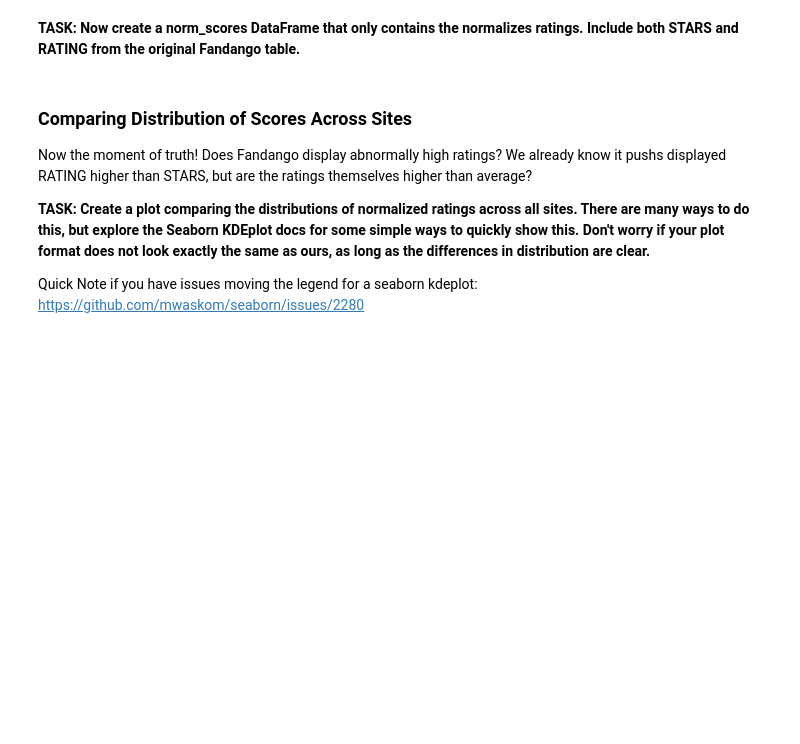
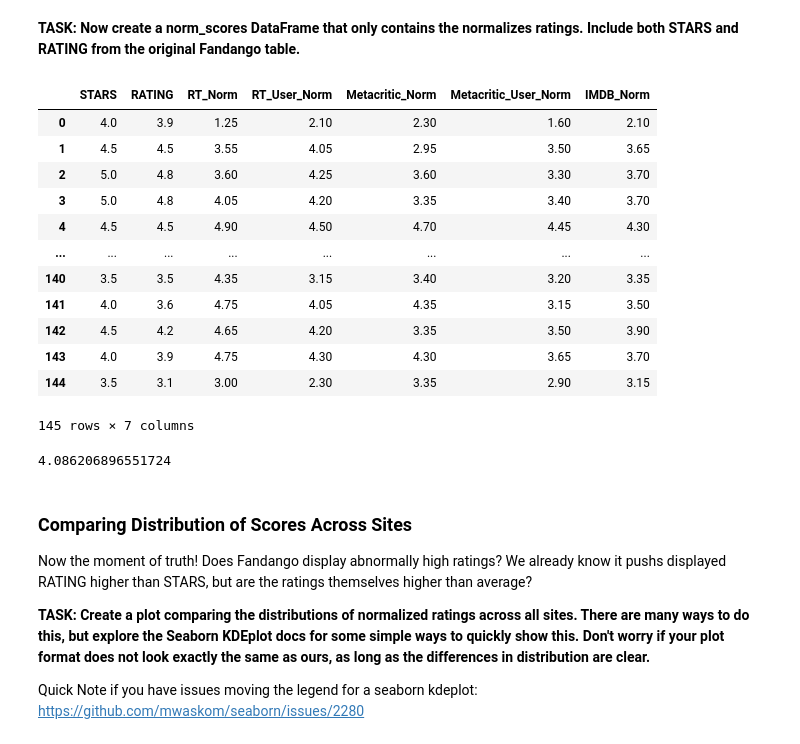
Before and after one commit to abrook83/early_python, a Jupyter notebook: Machine Learning/Masterclass Notes/06-Capstone-Project/00-Capstone-Project.ipynb, the cells around one changed output. Cells and saved outputs as stored; diff of their text form; code cells hidden in the pictures; blank space fills up the shorter version.

```diff
--- a/Machine Learning/Masterclass Notes/06-Capstone-Project/00-Capstone-Project.ipynb
+++ b/Machine Learning/Masterclass Notes/06-Capstone-Project/00-Capstone-Project.ipynb
@@ -470,3 +492,23 @@ Keep in mind, a simple way to convert ratings:
+# %%
+norm_scores
+# %% [output]
+|  | STARS | RATING | RT_Norm | RT_User_Norm | Metacritic_Norm | Metacritic_User_Norm | IMDB_Norm |
+| 0 | 4.0 | 3.9 | 1.25 | 2.10 | 2.30 | 1.60 | 2.10 |
+| 1 | 4.5 | 4.5 | 3.55 | 4.05 | 2.95 | 3.50 | 3.65 |
+| 2 | 5.0 | 4.8 | 3.60 | 4.25 | 3.60 | 3.30 | 3.70 |
+| 3 | 5.0 | 4.8 | 4.05 | 4.20 | 3.35 | 3.40 | 3.70 |
+| 4 | 4.5 | 4.5 | 4.90 | 4.50 | 4.70 | 4.45 | 4.30 |
+| ... | ... | ... | ... | ... | ... | ... | ... |
+| 140 | 3.5 | 3.5 | 4.35 | 3.15 | 3.40 | 3.20 | 3.35 |
+| 141 | 4.0 | 3.6 | 4.75 | 4.05 | 4.35 | 3.15 | 3.50 |
+| 142 | 4.5 | 4.2 | 4.65 | 4.20 | 3.35 | 3.50 | 3.90 |
+| 143 | 4.0 | 3.9 | 4.75 | 4.30 | 4.30 | 3.65 | 3.70 |
+| 144 | 3.5 | 3.1 | 3.00 | 2.30 | 3.35 | 2.90 | 3.15 |
+145 rows × 7 columns
+# %%
+norm_scores['STARS'].mean()
+# %% [output]
+4.086206896551724
 # %% [markdown]
 ### Comparing Distribution of Scores Across Sites
 
```
Also changed, not shown: parts of 14 cells of this notebook.
